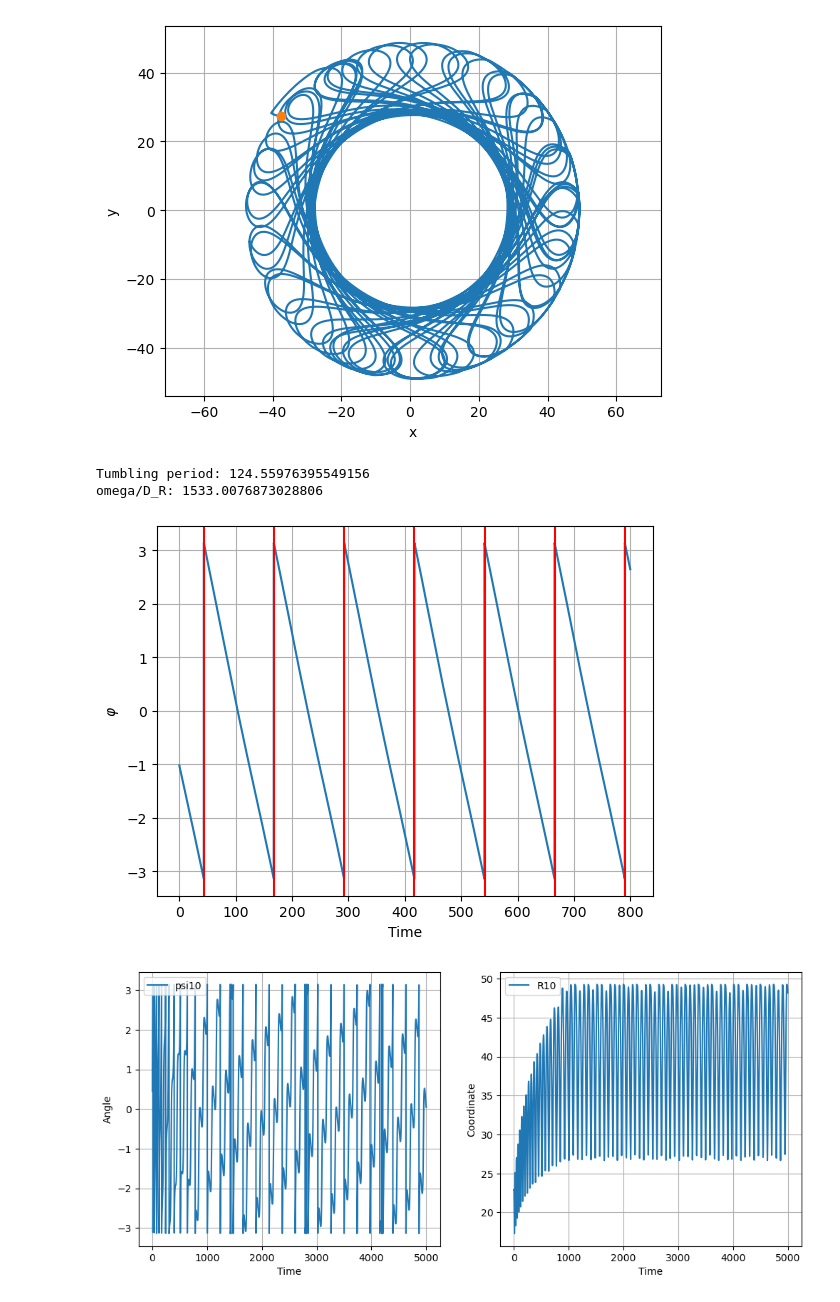
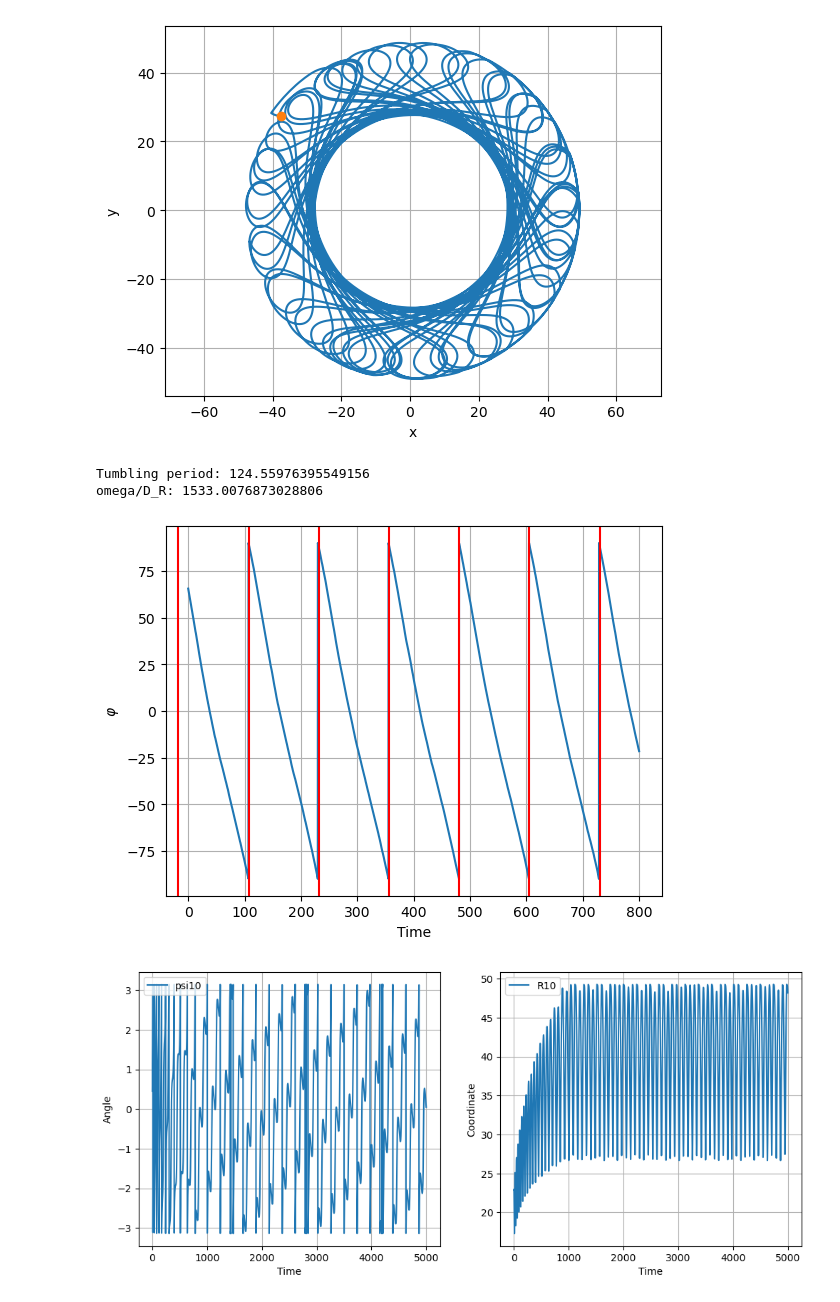
Before and after one commit to dzinty/microswimmers, a Jupyter notebook: many_swimmers_euler.ipynb, the cells around one changed output. Saved outputs shown, nothing was run; the diff lists cells and outputs as text; code cells hidden in the pictures.

```diff
--- a/many_swimmers_euler.ipynb
+++ b/many_swimmers_euler.ipynb
@@ -817,22 +817,22 @@ plot_trajectory(Rs_sol_noisy_tumb_5[:, 11, :])
 # %%
 fig, axs = plt.subplots()
 i = 10
 psi = np.arctan2(Rs_sol_noisy_tumb_5[:, i , 1], Rs_sol_noisy_tumb_5[:, i, 0])
 phi = np.arctan2(ps_sol_noisy_tumb_5[:, i , 1], ps_sol_noisy_tumb_5[:, i, 0])
 r = np.linalg.norm(Rs_sol_noisy_tumb_5[:, i, :2], axis=1)
 A, B, omega = get_params(5)
 T_tumb = 4 * np.pi * beta / np.sqrt(4 * A **2 * beta ** 2 - 1)
 
-axs.plot(t[0:8000], phi[0:8000])
+axs.plot(t_noisy_tumb_5[0:8000], phi[0:8000]/2/np.pi*180)
 for i in range(7):
-    axs.axvline(T_tumb * i + 43.5, color = 'r')
+    axs.axvline(T_tumb * i -17.5, color = 'r')
 axs.set_xlabel('Time')
 axs.set_ylabel(r'$\varphi$')
 axs.grid(True)
 # %% [output]
 Tumbling period: 124.55976395549156
 omega/D_R: 1533.0076873028806
-[figure, old version]
+[figure, new version]
 # %%
 fig, axs = plt.subplots(1, 2, figsize = (12,5))
 
```
Also changed, not shown: parts of 2 cells of this notebook.
